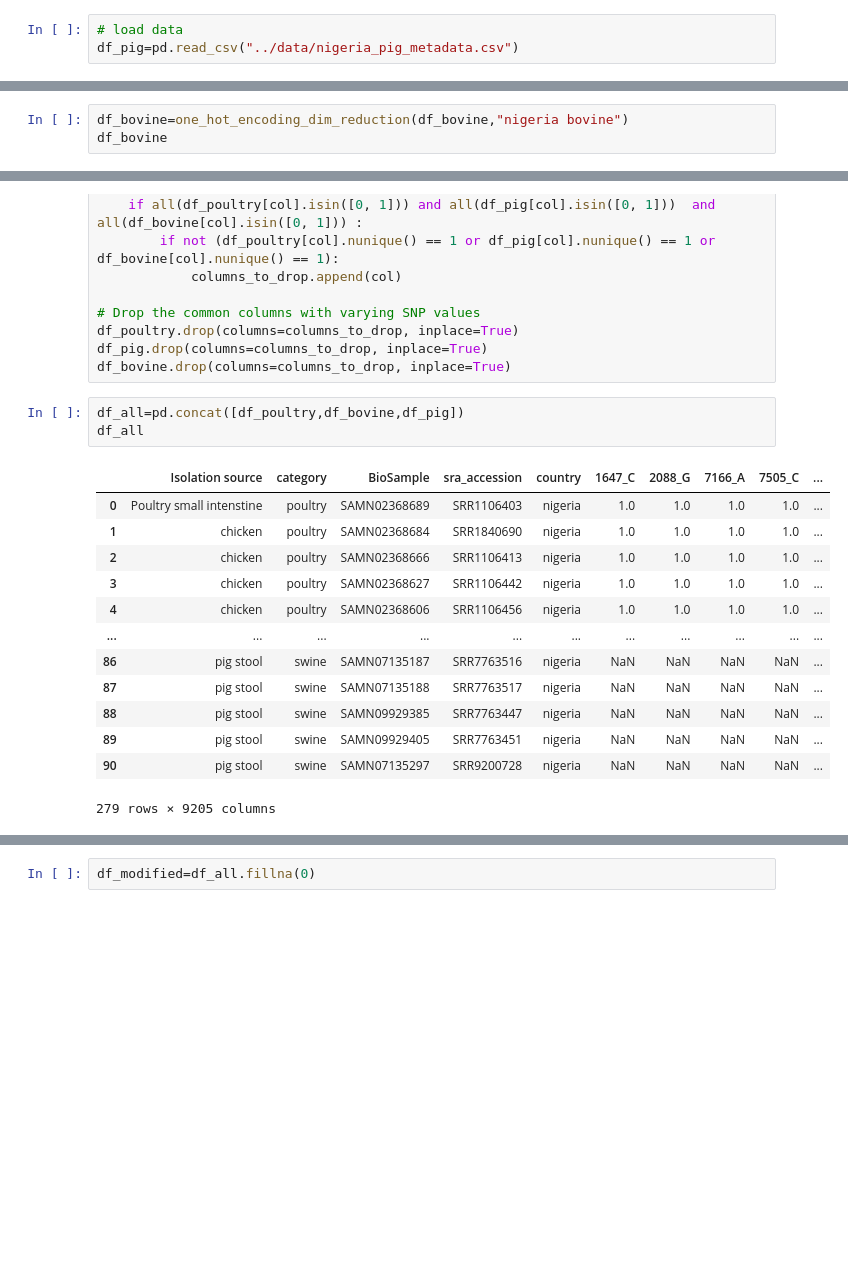
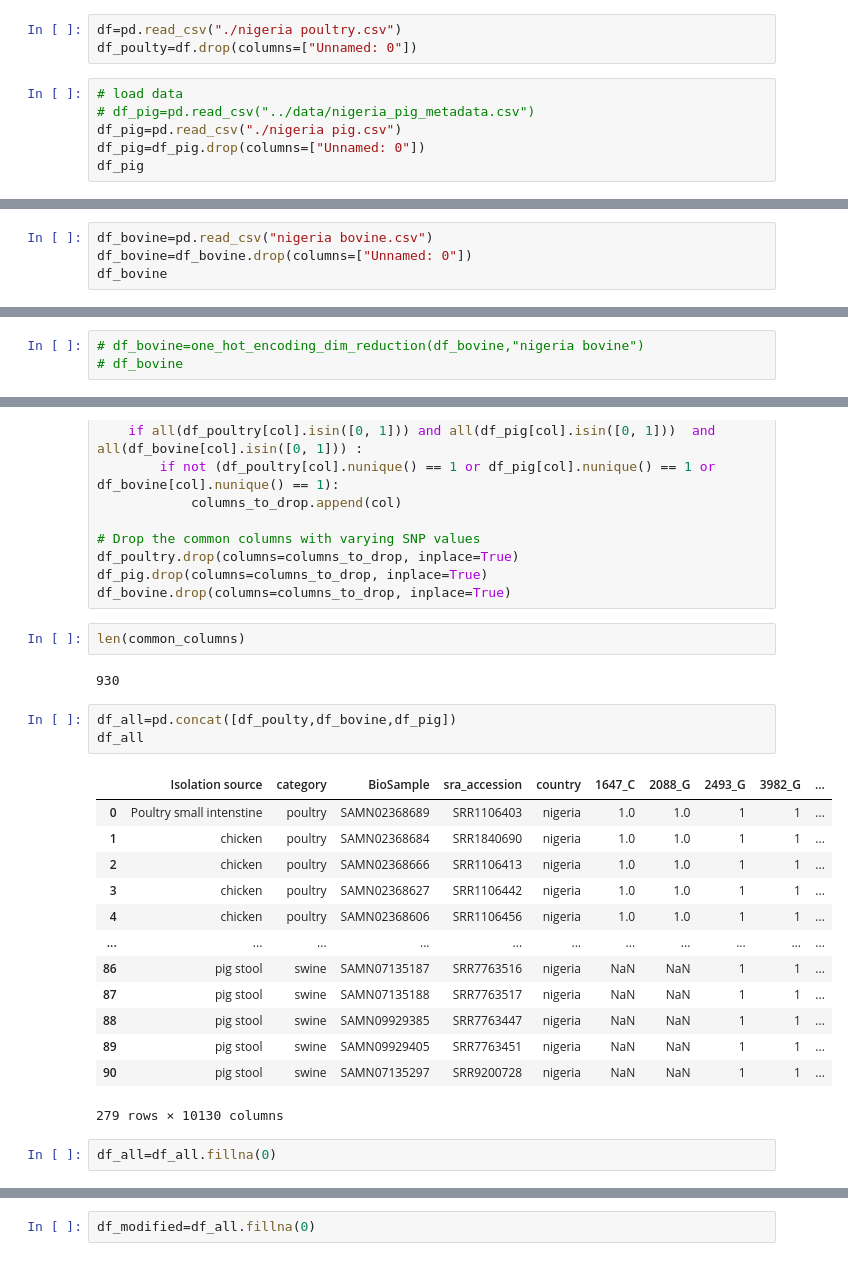
Before and after one commit to omicscodeathon/salmonellaml, a Jupyter notebook: notebooks/dimentionality_reduction_2.ipynb, the cells around one changed output, grey strips where cells are left out. Saved outputs shown, nothing was run; the diff lists cells and outputs as text; blank space fills up the shorter version.

```diff
--- a/notebooks/dimentionality_reduction_2.ipynb
+++ b/notebooks/dimentionality_reduction_2.ipynb
@@ -86,3 +86,9 @@ The initial features  after one hot encoding are 499774
+# %%
+df=pd.read_csv("./nigeria poultry.csv")
+df_poulty=df.drop(columns=["Unnamed: 0"])
 # %%
 # load data
-df_pig=pd.read_csv("../data/nigeria_pig_metadata.csv")
+# df_pig=pd.read_csv("../data/nigeria_pig_metadata.csv")
+df_pig=pd.read_csv("./nigeria pig.csv")
+df_pig=df_pig.drop(columns=["Unnamed: 0"])
+df_pig
@@ -110,0 +129,4 @@ df_bovine=pd.read_csv("../data/nigeria_bovine_metadata.csv")
+# %%
+df_bovine=pd.read_csv("nigeria bovine.csv")
+df_bovine=df_bovine.drop(columns=["Unnamed: 0"])
+df_bovine
@@ -111,3 +147,3 @@ df_bovine=pd.read_csv("../data/nigeria_bovine_metadata.csv")
 # %%
-df_bovine=one_hot_encoding_dim_reduction(df_bovine,"nigeria bovine")
-df_bovine
+# df_bovine=one_hot_encoding_dim_reduction(df_bovine,"nigeria bovine")
+# df_bovine
@@ -197,20 +216,26 @@ for col in common_columns:
 df_poultry.drop(columns=columns_to_drop, inplace=True)
 df_pig.drop(columns=columns_to_drop, inplace=True)
 df_bovine.drop(columns=columns_to_drop, inplace=True)
+# %%
+len(common_columns)
+# %% [output]
+930
 # %%
-df_all=pd.concat([df_poultry,df_bovine,df_pig])
+df_all=pd.concat([df_poulty,df_bovine,df_pig])
 df_all
 # %% [output]
-|  | Isolation source | category | BioSample | sra_accession | country | 1647_C | 2088_G | 7166_A | 7505_C | ... |
-| 0 | Poultry small intenstine | poultry | SAMN02368689 | SRR1106403 | nigeria | 1.0 | 1.0 | 1.0 | 1.0 | ... |
-| 1 | chicken | poultry | SAMN02368684 | SRR1840690 | nigeria | 1.0 | 1.0 | 1.0 | 1.0 | ... |
-| 2 | chicken | poultry | SAMN02368666 | SRR1106413 | nigeria | 1.0 | 1.0 | 1.0 | 1.0 | ... |
-| 3 | chicken | poultry | SAMN02368627 | SRR1106442 | nigeria | 1.0 | 1.0 | 1.0 | 1.0 | ... |
-| 4 | chicken | poultry | SAMN02368606 | SRR1106456 | nigeria | 1.0 | 1.0 | 1.0 | 1.0 | ... |
+|  | Isolation source | category | BioSample | sra_accession | country | 1647_C | 2088_G | 2493_G | 3982_G | ... |
+| 0 | Poultry small intenstine | poultry | SAMN02368689 | SRR1106403 | nigeria | 1.0 | 1.0 | 1 | 1 | ... |
+| 1 | chicken | poultry | SAMN02368684 | SRR1840690 | nigeria | 1.0 | 1.0 | 1 | 1 | ... |
+| 2 | chicken | poultry | SAMN02368666 | SRR1106413 | nigeria | 1.0 | 1.0 | 1 | 1 | ... |
+| 3 | chicken | poultry | SAMN02368627 | SRR1106442 | nigeria | 1.0 | 1.0 | 1 | 1 | ... |
+| 4 | chicken | poultry | SAMN02368606 | SRR1106456 | nigeria | 1.0 | 1.0 | 1 | 1 | ... |
 | ... | ... | ... | ... | ... | ... | ... | ... | ... | ... | ... |
-| 86 | pig stool | swine | SAMN07135187 | SRR7763516 | nigeria | NaN | NaN | NaN | NaN | ... |
-| 87 | pig stool | swine | SAMN07135188 | SRR7763517 | nigeria | NaN | NaN | NaN | NaN | ... |
-| 88 | pig stool | swine | SAMN09929385 | SRR7763447 | nigeria | NaN | NaN | NaN | NaN | ... |
-| 89 | pig stool | swine | SAMN09929405 | SRR7763451 | nigeria | NaN | NaN | NaN | NaN | ... |
-| 90 | pig stool | swine | SAMN07135297 | SRR9200728 | nigeria | NaN | NaN | NaN | NaN | ... |
+| 86 | pig stool | swine | SAMN07135187 | SRR7763516 | nigeria | NaN | NaN | 1 | 1 | ... |
+| 87 | pig stool | swine | SAMN07135188 | SRR7763517 | nigeria | NaN | NaN | 1 | 1 | ... |
+| 88 | pig stool | swine | SAMN09929385 | SRR7763447 | nigeria | NaN | NaN | 1 | 1 | ... |
+| 89 | pig stool | swine | SAMN09929405 | SRR7763451 | nigeria | NaN | NaN | 1 | 1 | ... |
+| 90 | pig stool | swine | SAMN07135297 | SRR9200728 | nigeria | NaN | NaN | 1 | 1 | ... |
-279 rows × 9205 columns
+279 rows × 10130 columns
+# %%
+df_all=df_all.fillna(0)
```
Also changed, not shown: parts of 34 cells of this notebook, 1 other file.
